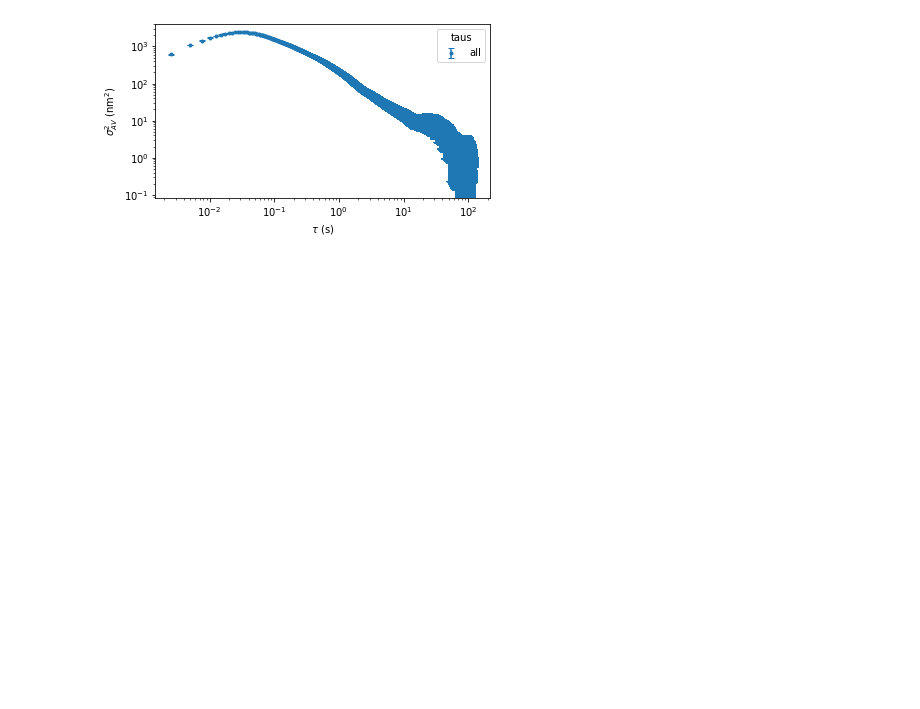
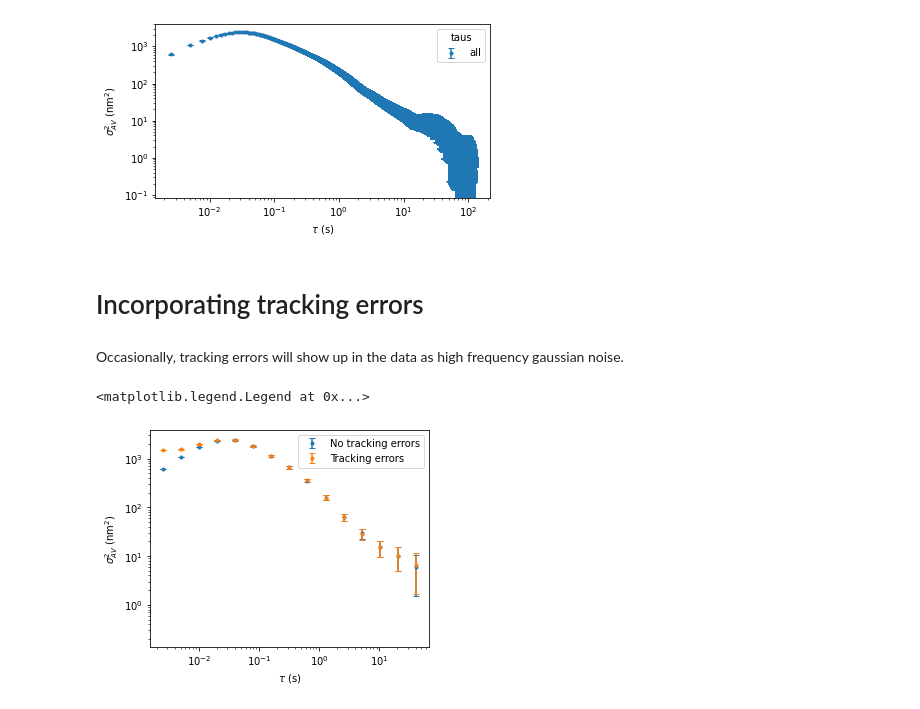
Before and after one commit to ianlmorgan/tweezepy, a Jupyter notebook: docs/pages/quickstart.ipynb, the cells around one changed output. Drawn from its saved outputs; the diff is of its cells as text; code cells hidden in the pictures; blank space fills up the shorter version.

```diff
--- a/docs/pages/quickstart.ipynb
+++ b/docs/pages/quickstart.ipynb
@@ -164,3 +166,15 @@ ax[0].legend(title='taus')
 <matplotlib.legend.Legend at 0x...>
 [figure]
 [figure]
+# %% [markdown]
+# Incorporating tracking errors
+# %% [markdown]
+Occasionally, tracking errors will show up in the data as high frequency gaussian noise.
+# %%
+trace_te = trace + np.random.normal(loc=0,scale=30,size=N)
+fig,ax = AV(trace,400).plot(data_label='No tracking errors')
+AV(trace_te,400).plot(fig=fig,data_label='Tracking errors')
+ax[0].legend()
+# %% [output]
+<matplotlib.legend.Legend at 0x...>
+[figure, added]
```
Also changed, not shown: parts of 11 cells of this notebook, 3 other files.
